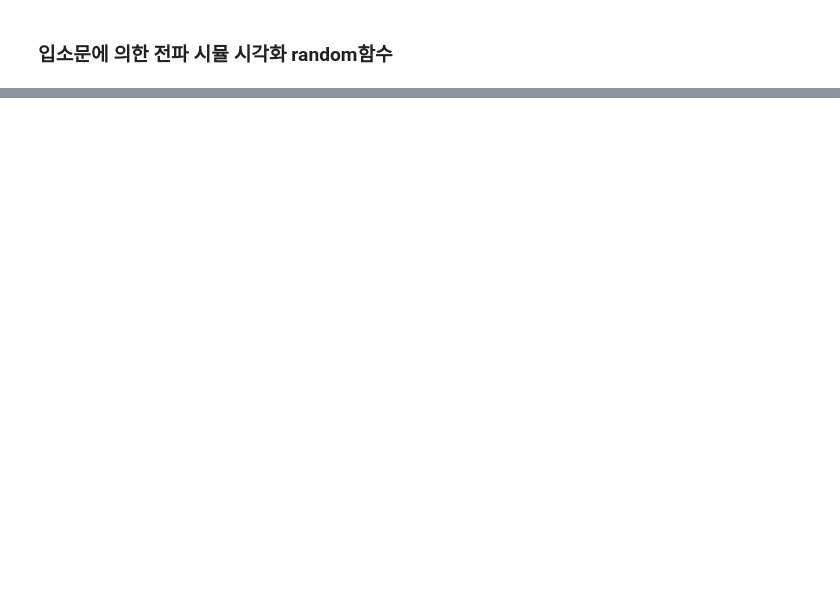
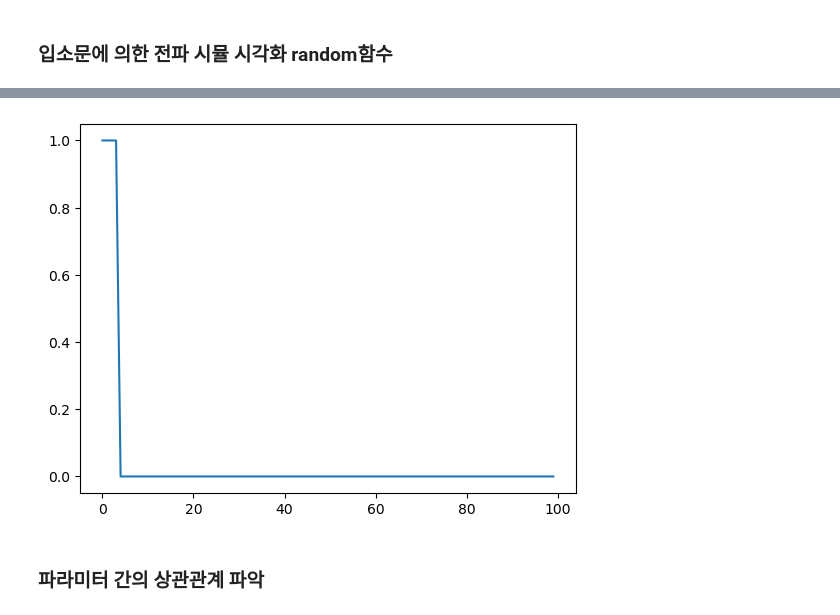
Before and after one commit to kkjjiinn/Python-Practice-100-for-Business-, a Jupyter notebook: 08.ipynb, the cells around one changed output, grey strips where cells are left out. Cells and saved outputs as stored; diff of their text form; code cells hidden in the pictures; blank space fills up the shorter version.

```diff
--- a/08.ipynb
+++ b/08.ipynb
@@ -127,0 +190,26 @@ for t in t_list:
+# %%
+T_NUM = 100 # 100개월 동안 어떻게 바뀔지 지켜보자
+NUM = len(df_links.index)
+
+# list_active 초기화
+list_active = np.zeros(NUM)
+list_active[0] = 1
+
+### 100개월 시뮬레이션 ###
+list_ts = []
+for i in range(T_NUM):
+    #임의로 확산할 확률 10%, 소멸할 확률 5%로 둠
+    list_active = simulate_population(NUM, list_active, 0.1,0.2, df_links)
+    #시뮬레이션 과정 100번 반복해서 list_ts에 쌓음
+    list_ts.append(list_active.copy())
+#list_ts_num 리스트를 만들어 개월별 전파수 합계
+list_ts_num = []
+for i in range(len(list_ts)):
+    list_ts_num.append(sum(list_ts[i]))
+
+plt.plot(list_ts_num)
+plt.show()
+# %% [output]
+[figure, added]
+# %% [markdown]
+### 파라미터 간의 상관관계 파악
```
Also changed, not shown: parts of 29 cells of this notebook.
